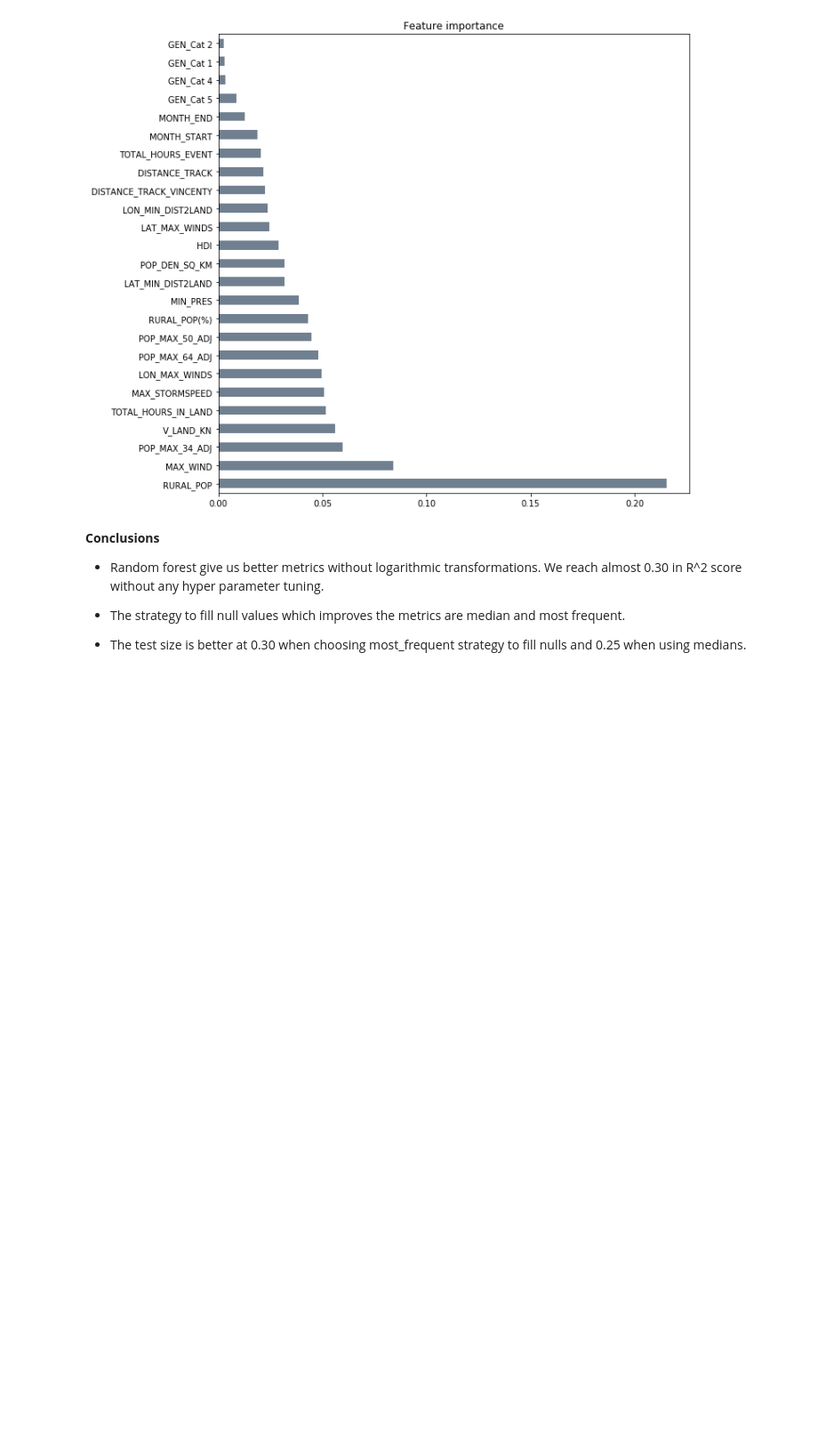
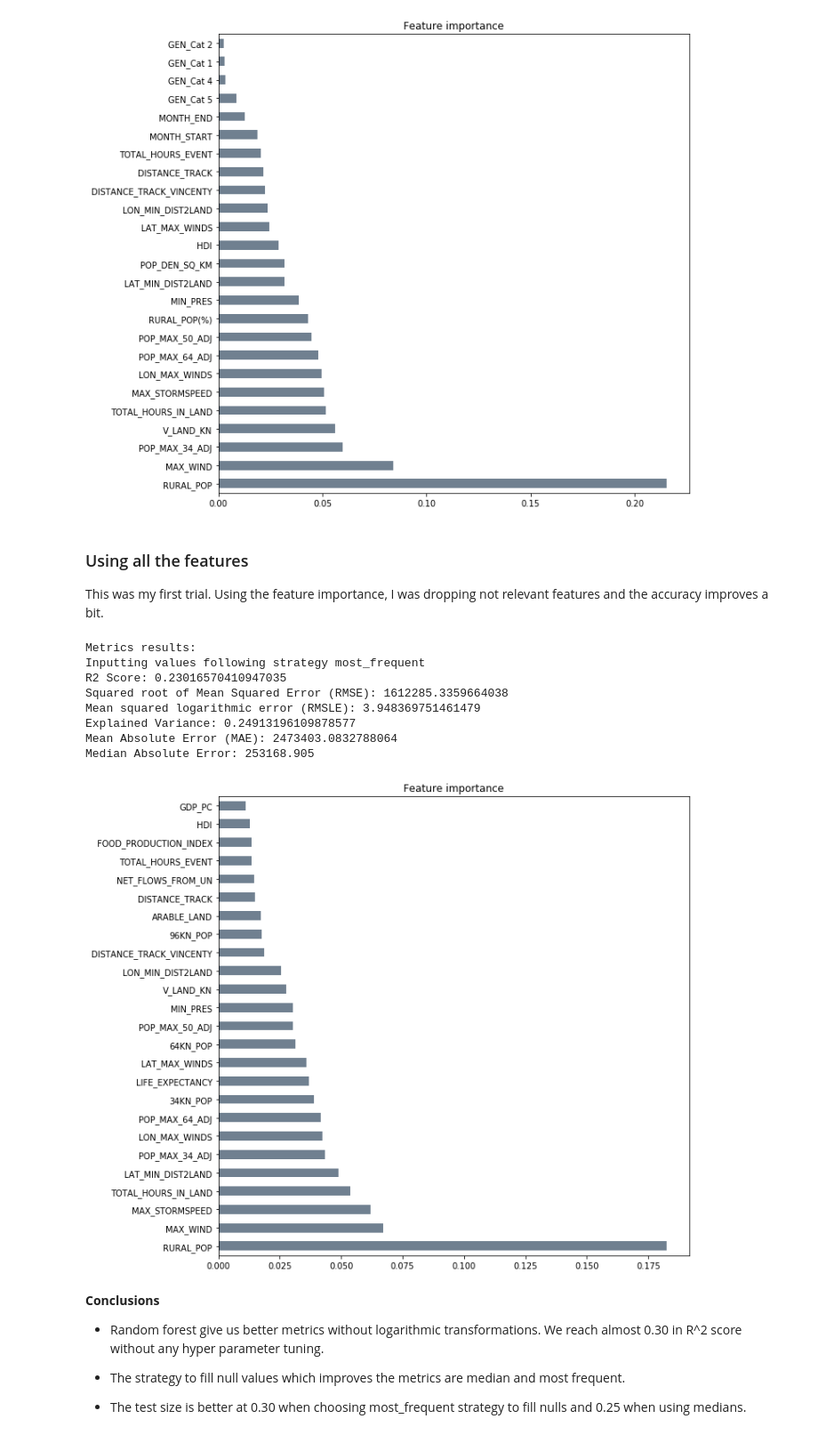
Before and after one commit to OmdenaAI/wfpdisrel, a Jupyter notebook: #task3-model/model-e-RandomForest/RandomForest-FeatureSelection-EDA.ipynb, the cells around one changed output. Shown at 89% size. Drawn from its saved outputs; the diff is of its cells as text; code cells hidden in the pictures; blank space fills up the shorter version.

```diff
--- a/#task3-model/model-e-RandomForest/RandomForest-FeatureSelection-EDA.ipynb
+++ b/#task3-model/model-e-RandomForest/RandomForest-FeatureSelection-EDA.ipynb
@@ -875,6 +867,38 @@ Explained Variance: 0.2858601782121999
 Mean Absolute Error (MAE): 2390049.3362764684
 Median Absolute Error: 242950.115
 [figure]
+# %% [markdown]
+### Using all the features
+
+This was my first trial. Using the feature importance, I was dropping not relevant features and the accuracy improves a bit.
+# %%
+features2 = ['MONTH_START', 'MONTH_END', 'TOTAL_HOURS_EVENT', 'TOTAL_HOURS_IN_LAND',
+       'LAT_MAX_WINDS', 'LON_MAX_WINDS', 'LAT_MIN_DIST2LAND',
+       'LON_MIN_DIST2LAND', 'MAX_WIND', 'MIN_PRES', 'MIN_DIST2LAND',
+       'MAX_STORMSPEED',
+        'V_LAND_KN', 'DISTANCE_TRACK',
+       'DISTANCE_TRACK_VINCENTY', '34KN_POP', '64KN_POP', '96KN_POP',
+       'POP_DEN_SQ_KM',
+       'RURAL_POP', 'RURAL_POP(%)', 'HDI', 'ARABLE_LAND', 'CEREAL_YIELD',
+       'FOOD_PRODUCTION_INDEX', 'GDP_PC', 'NET_FLOWS_FROM_UN',
+       'LIFE_EXPECTANCY', 'EDUCATION_EXPENDITURE',
+        'POP_MAX_34_ADJ',
+       'POP_MAX_50_ADJ', 'POP_MAX_64_ADJ', 'GEN_Cat 1',
+       'GEN_Cat 2', 'GEN_Cat 3', 'GEN_Cat 4', 'GEN_Cat 5', 'GEN_TD', 'GEN_TS',
+       'INCOME_High', 'INCOME_High_Middle', 'INCOME_Low', 'INCOME_Low_Middle',
+       'LANDING']
+# %%
+model_validator(trial, "most_frequent", 0.30, features2, "TOTAL_AFFECTED")
+# %% [output]
+Metrics results:
+Inputting values following strategy most_frequent
+R2 Score: 0.23016570410947035
+Squared root of Mean Squared Error (RMSE): 1612285.3359664038
+Mean squared logarithmic error (RMSLE): 3.948369751461479
+Explained Variance: 0.24913196109878577
+Mean Absolute Error (MAE): 2473403.0832788064
+Median Absolute Error: 253168.905
+[figure, added]
 # %% [markdown]
 **Conclusions**
 
```
Also changed, not shown: parts of 6 cells of this notebook.
